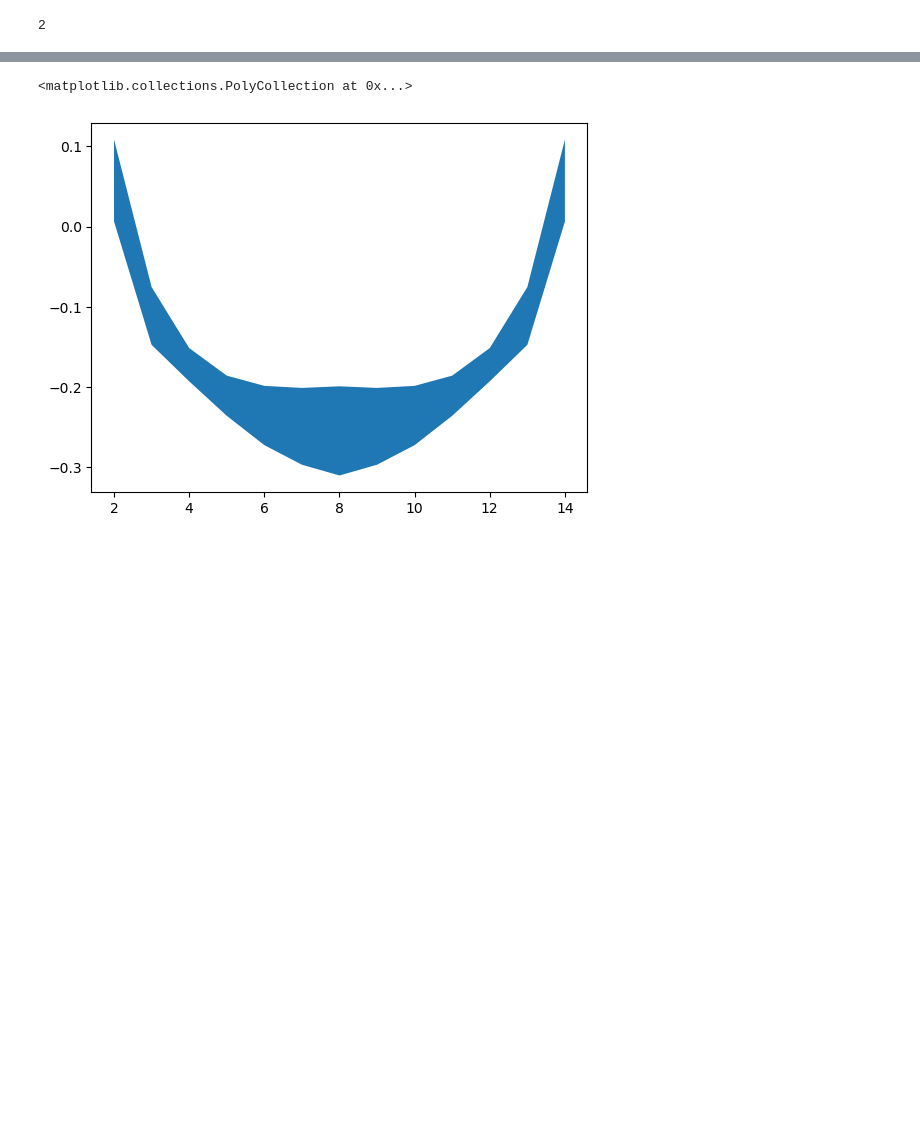
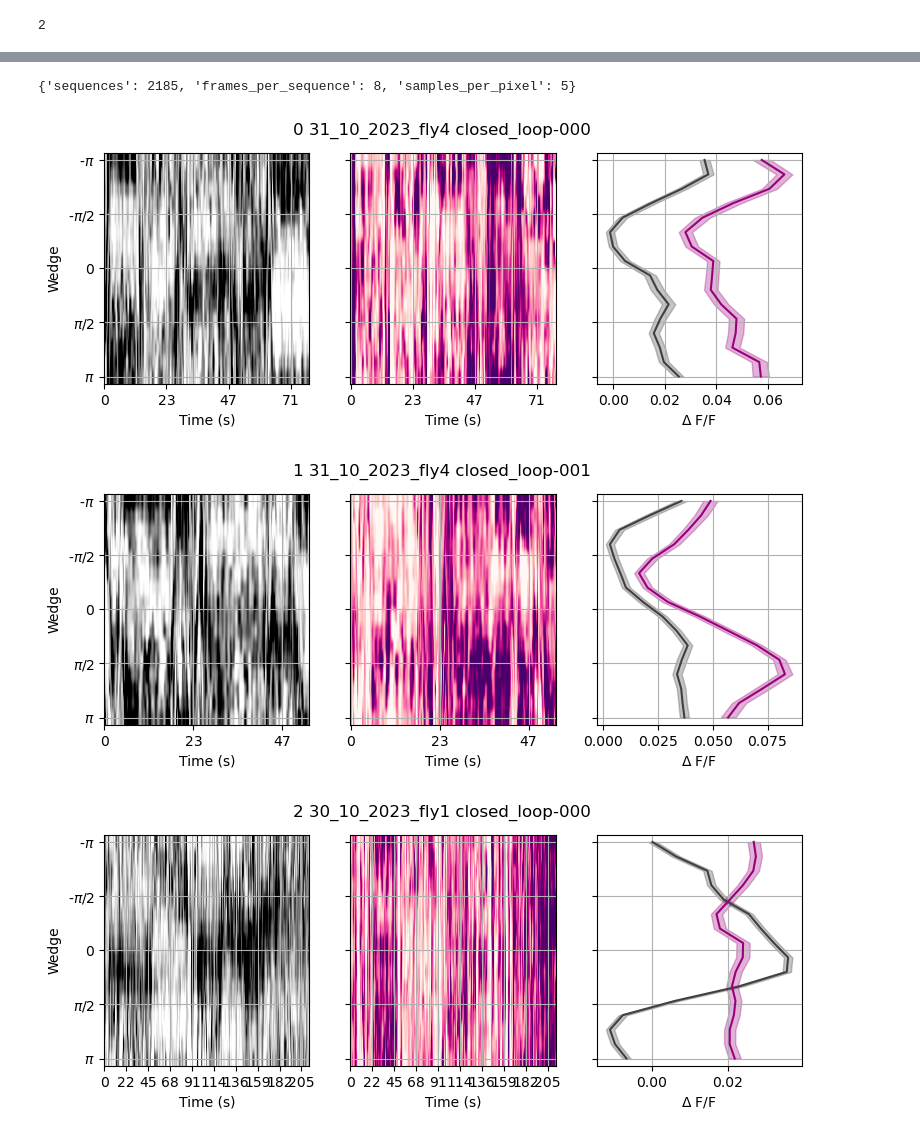
Before and after one commit to yfisher-lab/NeuromodPlasticity, a Jupyter notebook: Notebooks/ring_terminal_imaging/plot_group_results_dual_imaging.ipynb, the cells around one changed output, grey strips where cells are left out. Cells and saved outputs as stored; diff of their text form; code cells hidden in the pictures; blank space fills up the shorter version.

```diff
--- a/Notebooks/ring_terminal_imaging/plot_group_results_dual_imaging.ipynb
+++ b/Notebooks/ring_terminal_imaging/plot_group_results_dual_imaging.ipynb
@@ -244,9 +298,55 @@ for e in range(autocorr.shape[0]):
-# %%
-fig, ax= plt.subplots()
-# ax.plot(x, autocorr[:,:].mean(axis=0))
-mu = autocorr.mean(axis=0)
-sem = np.std(autocorr, axis=0)
-ax.fill_between(x[2:-1], mu[2:-1]-sem[2:-1], mu[2:-1]+sem[2:-1])
-# %% [output]
-<matplotlib.collections.PolyCollection at 0x...>
-[figure, removed]
+# %%
+pp.metadata['layout']
+# %% [output]
+{'sequences': 2185, 'frames_per_sequence': 8, 'samples_per_pixel': 5}
+# %%
+for i, (_, row) in enumerate(sess_df.iterrows()):
+    outdir = pathlib.PurePath( basedir / row['date'] / row['fly'] / row['sess'] / 'preprocess.pkl')
+    pp = st2p.preprocessing.EBImagingSession.from_file(outdir)
+    ts = get_ts(pp,coef=0)
+    bins = np.arange(16)
+    heading_bins, y_h_aligned, y_h_aligned_z = align_to_heading(ts)
+
+    # print(pp.voltage_recording_aligned['Time(ms)'])
+    dt = pp.metadata['frame_period']*pp.metadata['layout']['frames_per_sequence']
+
+    fig, ax=plt.subplots(1,3, figsize=[9,3], sharex = False, sharey=True)
+    ax[0].imshow(y_h_aligned[0,:,:][:,ts['bar_vis_mask']],aspect='auto',cmap='Greys',
+                 vmin=np.percentile(y_h_aligned[0,:,:][:,ts['bar_vis_mask']],10),
+                 vmax=np.percentile(y_h_aligned[0,:,:][:,ts['bar_vis_mask']],90))
+    ax[1].imshow(y_h_aligned[1,:,:][:,ts['bar_vis_mask']],aspect='auto', cmap='RdPu',
+                vmin=np.percentile(y_h_aligned[1,:,:][:,ts['bar_vis_mask']],10),
+                 vmax=np.percentile(y_h_aligned[1,:,:][:,ts['bar_vis_mask']],90))#,vmin=-.1,vmax=.2)
+
+    mu = y_h_aligned[0,:,:][:,ts['bar_vis_mask']].mean(axis=-1)
+    sem = sp.stats.sem(y_h_aligned[0,:,:][:,ts['bar_vis_mask']], axis=-1)
+    ax[2].plot(mu, bins, color=plt.cm.Greys(.8))
+    ax[2].fill_betweenx(bins, mu-sem, mu+sem, color= plt.cm.Greys(.8), alpha = .3)
+
+    mu = y_h_aligned[1,:,:][:,ts['bar_vis_mask']].mean(axis=-1)
+    sem = sp.stats.sem(y_h_aligned[1,:,:][:,ts['bar_vis_mask']], axis=-1)
+    ax[2].plot(mu,bins, color=plt.cm.RdPu(.8))
+    ax[2].fill_betweenx(bins, mu-sem, mu+sem, color=plt.cm.RdPu(.8), alpha=.3)
+
+    fig.suptitle(f"{i} {row['fly_id']} {row['sess']}")
+    for a in range(3):
+        ax[a].set_yticks([r/2/np.pi*15 for r in (0,  np.pi/2,  np.pi,  6*np.pi/4,  2*np.pi)],
+                                                 labels = [r'-$\pi$',  r'-$\pi$/2',  '0',  r'$\pi$/2',  r'$\pi$'])
+
+
+    t = np.arange(0,dt*y_h_aligned[:,:,ts['bar_vis_mask']].shape[-1], dt)
+    ax[0].set_xticks(np.arange(t.shape[0])[::200], labels=[int(_t) for _t in  t[::200]])
+    ax[1].set_xticks(np.arange(t.shape[0])[::200], labels=[int(_t) for _t in  t[::200]])
+    # ax[0].scatter(np.arange(ts['bar_vis_mask'].sum()),15*((ts['offset_epg'][ts['bar_vis_mask']]+np.pi))/2/np.pi)
+    ax[0].set_xlabel('Time (s)')
+    ax[1].set_xlabel('Time (s)')
+    ax[0].set_ylabel('Wedge')
+    ax[2].set_xlabel(r"$\Delta$ F/F")
+    ax[0].grid(True)
+    ax[1].grid(True)
+    ax[2].grid(True)
+    fig.savefig(figfolder / f"{row['fly_id']}_{row['sess']}_centered.pdf", format='pdf')
+# %% [output]
+[figure, added]
+[figure, added]
+[figure, added]
```
Also changed, not shown: parts of 18 cells of this notebook, 9 other files.
